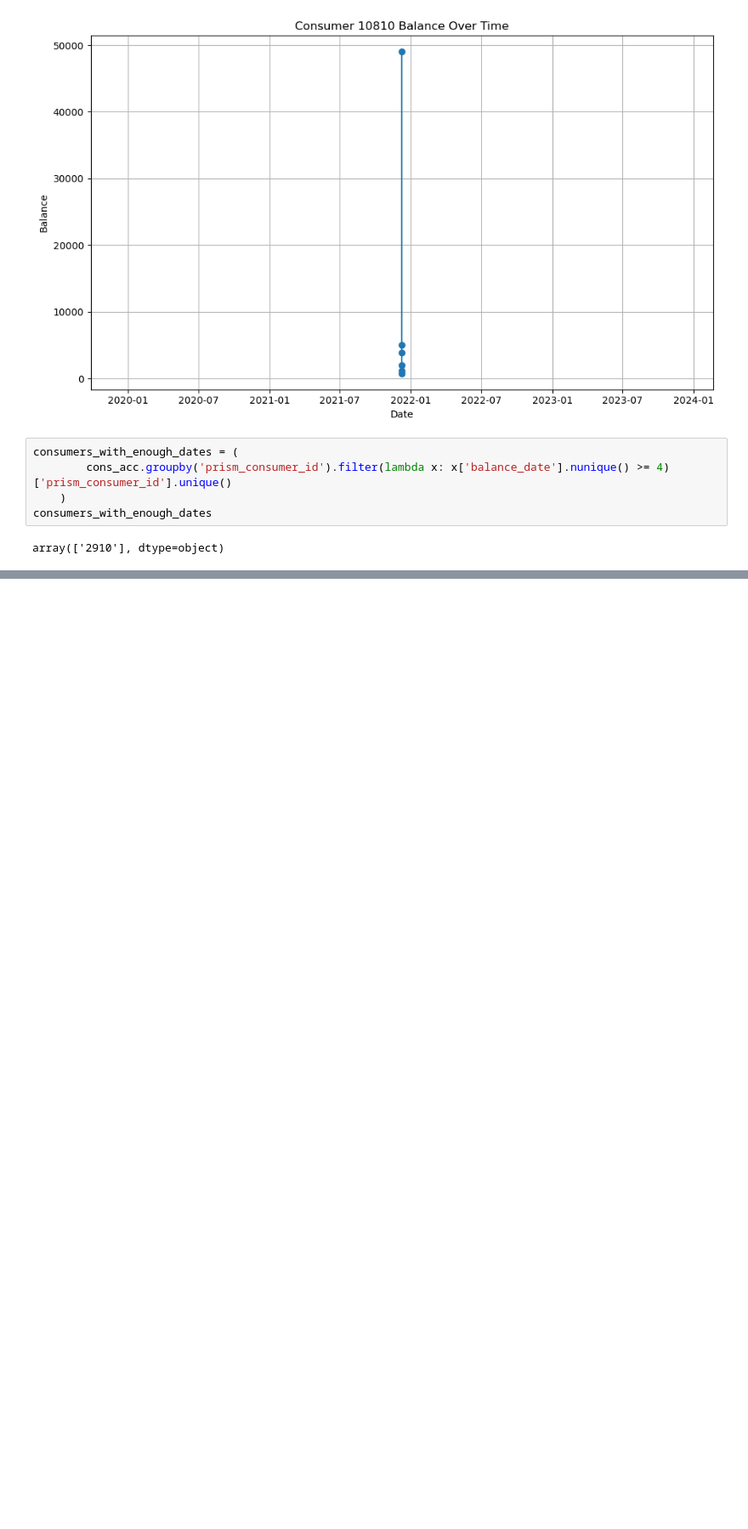
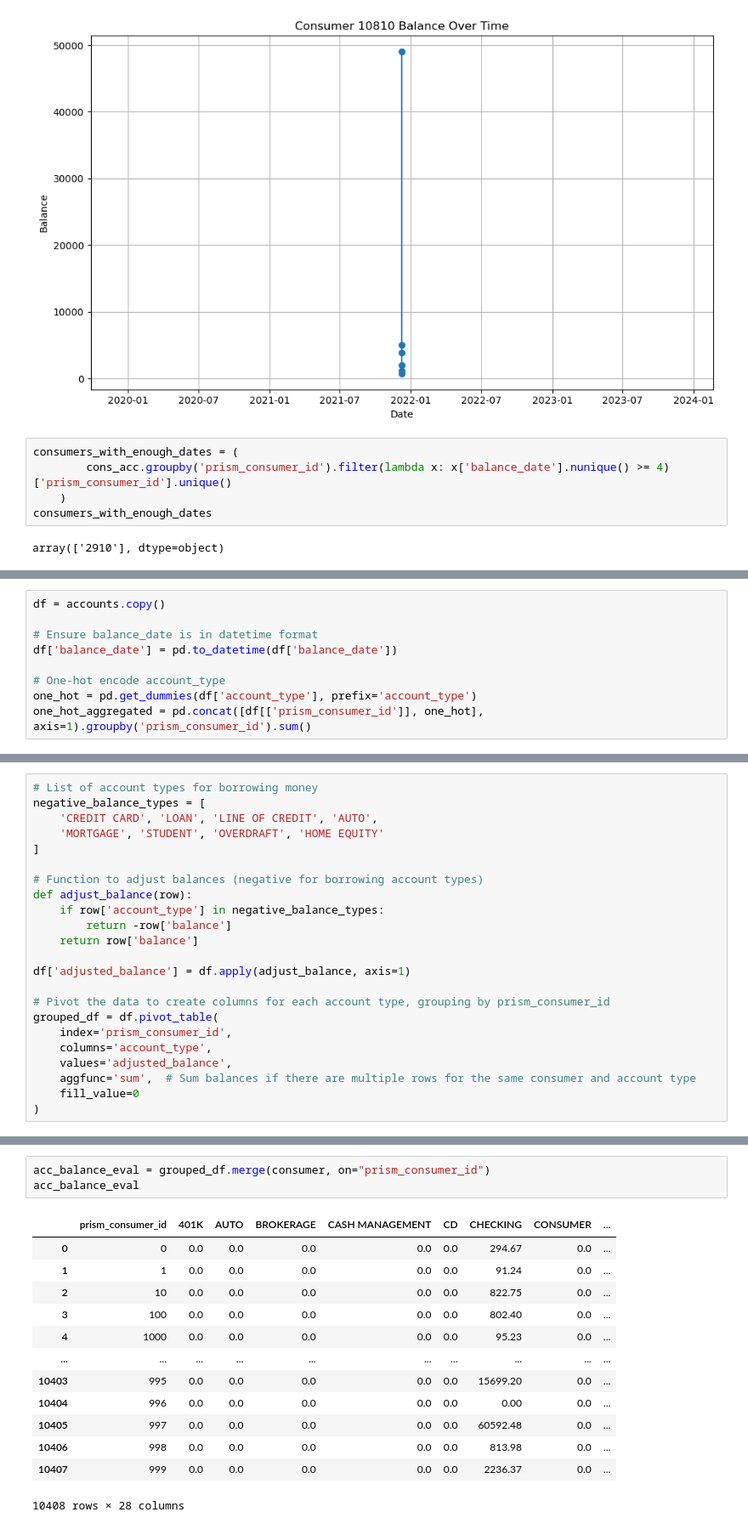
Before and after one commit to hillarychang/dsc180b-capstone-q2, a Jupyter notebook: src/notebooks/kurumi_q2_eda.ipynb, the cells around one changed output, grey strips where cells are left out. Shown at 85% size. Drawn from its saved outputs; the diff is of its cells as text; blank space fills up the shorter version.

Commit message:
account type features

```diff
--- a/src/notebooks/kurumi_q2_eda.ipynb
+++ b/src/notebooks/kurumi_q2_eda.ipynb
@@ -288,0 +324,9 @@ array(['2910'], dtype=object)
+# %%
+df = accounts.copy()
+
+# Ensure balance_date is in datetime format
+df['balance_date'] = pd.to_datetime(df['balance_date'])
+
+# One-hot encode account_type
+one_hot = pd.get_dummies(df['account_type'], prefix='account_type')
+one_hot_aggregated = pd.concat([df[['prism_consumer_id']], one_hot], axis=1).groupby('prism_consumer_id').sum()
@@ -288,0 +383,23 @@ array(['2910'], dtype=object)
+# %%
+# List of account types for borrowing money
+negative_balance_types = [
+    'CREDIT CARD', 'LOAN', 'LINE OF CREDIT', 'AUTO',
+    'MORTGAGE', 'STUDENT', 'OVERDRAFT', 'HOME EQUITY'
+]
+
+# Function to adjust balances (negative for borrowing account types)
+def adjust_balance(row):
+    if row['account_type'] in negative_balance_types:
+        return -row['balance']
+    return row['balance']
+
+df['adjusted_balance'] = df.apply(adjust_balance, axis=1)
+
+# Pivot the data to create columns for each account type, grouping by prism_consumer_id
+grouped_df = df.pivot_table(
+    index='prism_consumer_id',
+    columns='account_type',
+    values='adjusted_balance',
+    aggfunc='sum',  # Sum balances if there are multiple rows for the same consumer and account type
+    fill_value=0
+)
@@ -288,0 +417,17 @@ array(['2910'], dtype=object)
+# %%
+acc_balance_eval = grouped_df.merge(consumer, on="prism_consumer_id")
+acc_balance_eval
+# %% [output]
+|  | prism_consumer_id | 401K | AUTO | BROKERAGE | CASH MANAGEMENT | CD | CHECKING | CONSUMER | ... |
+| 0 | 0 | 0.0 | 0.0 | 0.0 | 0.0 | 0.0 | 294.67 | 0.0 | ... |
+| 1 | 1 | 0.0 | 0.0 | 0.0 | 0.0 | 0.0 | 91.24 | 0.0 | ... |
+| 2 | 10 | 0.0 | 0.0 | 0.0 | 0.0 | 0.0 | 822.75 | 0.0 | ... |
+| 3 | 100 | 0.0 | 0.0 | 0.0 | 0.0 | 0.0 | 802.40 | 0.0 | ... |
+| 4 | 1000 | 0.0 | 0.0 | 0.0 | 0.0 | 0.0 | 95.23 | 0.0 | ... |
+| ... | ... | ... | ... | ... | ... | ... | ... | ... | ... |
+| 10403 | 995 | 0.0 | 0.0 | 0.0 | 0.0 | 0.0 | 15699.20 | 0.0 | ... |
+| 10404 | 996 | 0.0 | 0.0 | 0.0 | 0.0 | 0.0 | 0.00 | 0.0 | ... |
+| 10405 | 997 | 0.0 | 0.0 | 0.0 | 0.0 | 0.0 | 60592.48 | 0.0 | ... |
+| 10406 | 998 | 0.0 | 0.0 | 0.0 | 0.0 | 0.0 | 813.98 | 0.0 | ... |
+| 10407 | 999 | 0.0 | 0.0 | 0.0 | 0.0 | 0.0 | 2236.37 | 0.0 | ... |
+10408 rows × 28 columns
```
Also changed, not shown: parts of 16 cells of this notebook.
